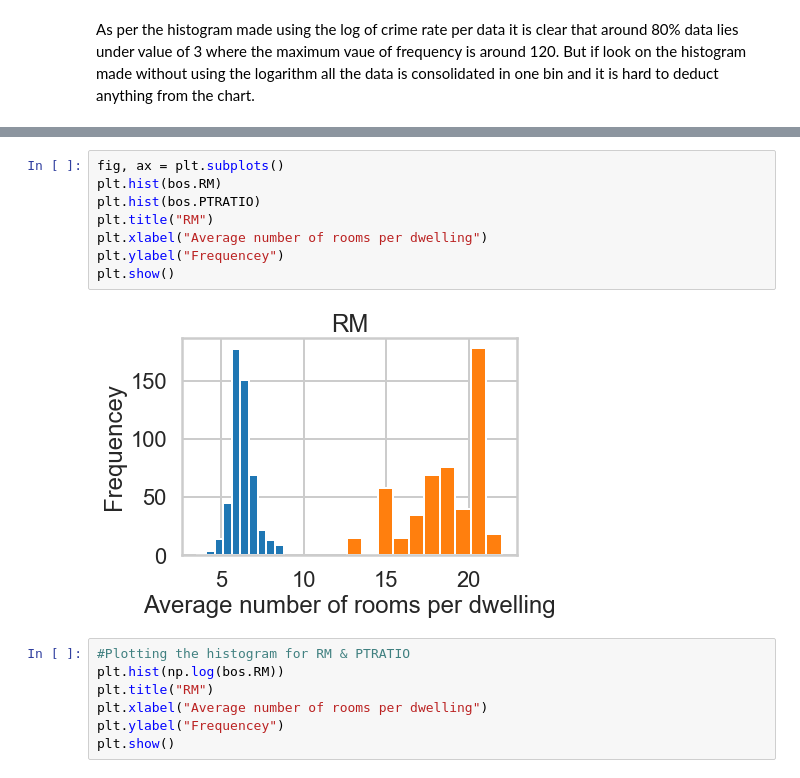
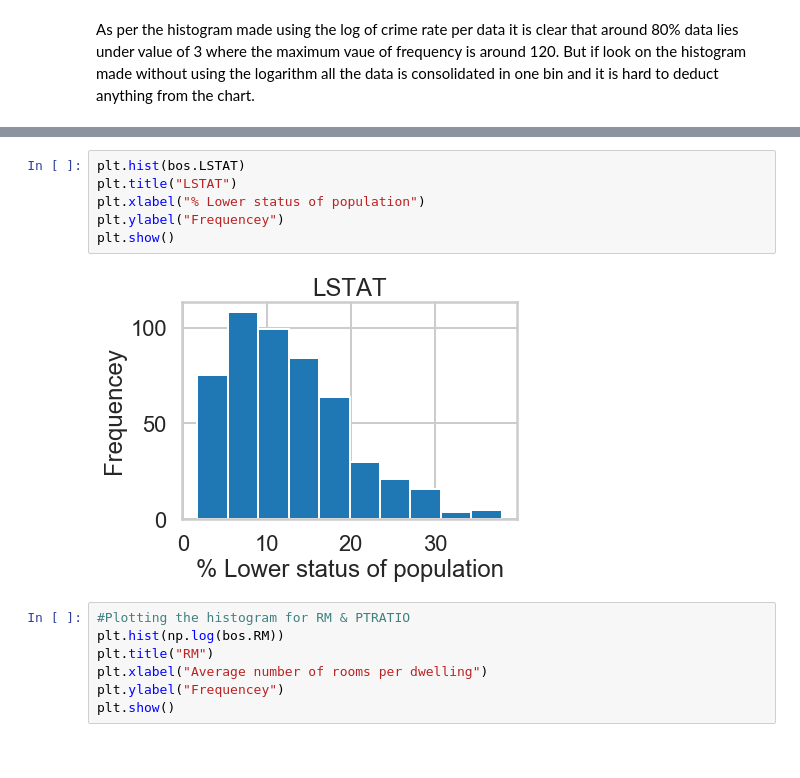
Before and after one commit to Sanchitagarwal94/SpringBoard-DataScince-Course, a Jupyter notebook: Mini Projects/Linear Regression/Mini_Project_Linear_Regression.ipynb, the cells around one changed output, grey strips where cells are left out. Saved outputs shown, nothing was run; the diff lists cells and outputs as text.

```diff
--- a/Mini Projects/Linear Regression/Mini_Project_Linear_Regression.ipynb
+++ b/Mini Projects/Linear Regression/Mini_Project_Linear_Regression.ipynb
@@ -394,13 +424,11 @@ plt.show()
 # %%
-fig, ax = plt.subplots()
-plt.hist(bos.RM)
-plt.hist(bos.PTRATIO)
-plt.title("RM")
-plt.xlabel("Average number of rooms per dwelling")
+plt.hist(bos.LSTAT)
+plt.title("LSTAT")
+plt.xlabel("% Lower status of population")
 plt.ylabel("Frequencey")
 plt.show()
 # %% [output]
-[figure, old version]
+[figure, new version]
 # %%
 #Plotting the histogram for RM & PTRATIO
 plt.hist(np.log(bos.RM))
```
Also changed, not shown: parts of 22 cells of this notebook.
